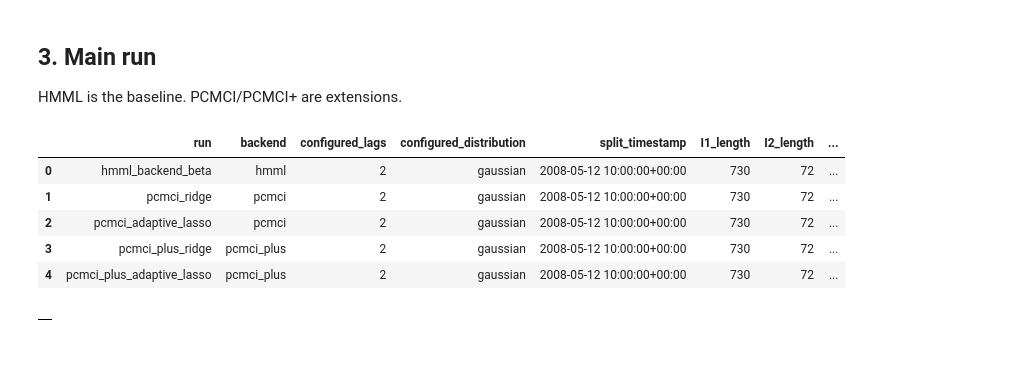
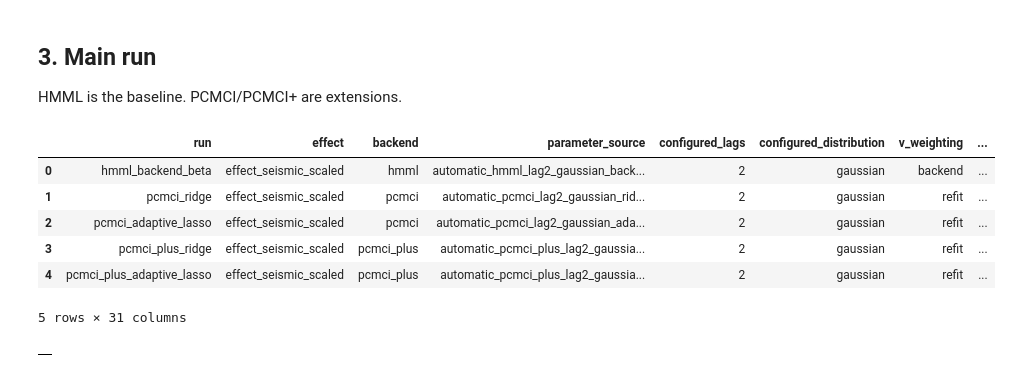
Before and after one commit to alectois/Distinguishing-Causes-and-Triggers-in-Volcanic-and-Seismic-Processes, a Jupyter notebook: notebooks/etna_cause_trigger.ipynb, the cells around one changed output. Cells and saved outputs as stored; diff of their text form; code cells hidden in the pictures.

```diff
--- a/notebooks/etna_cause_trigger.ipynb
+++ b/notebooks/etna_cause_trigger.ipynb
@@ -27,7 +27,12 @@ from cause_trigger_etna import *
 ETNA_PATH = DATA_DIR / "etna_final.csv"
 EVENT_TIME = pd.Timestamp("2008-05-12 06:28:00", tz="UTC")
 # %%
-X = load_model_frame(ETNA_PATH)
+X_full = load_model_frame(ETNA_PATH)
+
+CASE_START = EVENT_TIME - pd.Timedelta(days=7)
+CASE_END = EVENT_TIME + pd.Timedelta(days=3)
+
+X = X_full.loc[CASE_START:CASE_END].copy()
 
 display(pd.DataFrame([model_overview(X, EFFECT)]))
 # %% [output]
@@ -43,7 +48,7 @@ from parameter_extraction import find_parameters
 selected_distribution, selected_lag = find_parameters(
     X=X,
     target_series=X[EFFECT],
-    max_lags=6,
+    max_lags=12,
     criterion="aic",
     fallback_lag=1,
     fallback_distribution="gaussian",
@@ -65,14 +70,9 @@ workflow = EtnaWorkflowConfig(
     event_time=EVENT_TIME,
     alpha=0.05,
     selected_lag=int(selected_lag),
-    max_lags=6,
+    max_lags=12,
     min_I1_length=48,
     min_I2_length=48,
-    split_method="local_response",
-    split_direction="increase",
-    split_response_length=72,
-    split_search_start=EVENT_TIME - pd.Timedelta(days=3),
-    split_search_end=EVENT_TIME + pd.Timedelta(days=1),
     distribution=selected_distribution,
     parameter_source="automatic",
 )
@@ -141,13 +111,14 @@ results, comparison, diagnostics = run_suite(
     cond_ind_test="parcorr",
 )
 # %%
-display(compact_comparison(comparison))
-#display(comparison)
+#display(compact_comparison(comparison))
+display(comparison)
 # %% [output]
-|  | run | backend | configured_lags | configured_distribution | split_timestamp | I1_length | I2_length | ... |
-| 0 | hmml_backend_beta | hmml | 2 | gaussian | 2008-05-12 10:00:00+00:00 | 730 | 72 | ... |
-| 1 | pcmci_ridge | pcmci | 2 | gaussian | 2008-05-12 10:00:00+00:00 | 730 | 72 | ... |
-| 2 | pcmci_adaptive_lasso | pcmci | 2 | gaussian | 2008-05-12 10:00:00+00:00 | 730 | 72 | ... |
-| 3 | pcmci_plus_ridge | pcmci_plus | 2 | gaussian | 2008-05-12 10:00:00+00:00 | 730 | 72 | ... |
-| 4 | pcmci_plus_adaptive_lasso | pcmci_plus | 2 | gaussian | 2008-05-12 10:00:00+00:00 | 730 | 72 | ... |
+|  | run | effect | backend | parameter_source | configured_lags | configured_distribution | v_weighting | ... |
+| 0 | hmml_backend_beta | effect_seismic_scaled | hmml | automatic_hmml_lag2_gaussian_back... | 2 | gaussian | backend | ... |
+| 1 | pcmci_ridge | effect_seismic_scaled | pcmci | automatic_pcmci_lag2_gaussian_rid... | 2 | gaussian | refit | ... |
+| 2 | pcmci_adaptive_lasso | effect_seismic_scaled | pcmci | automatic_pcmci_lag2_gaussian_ada... | 2 | gaussian | refit | ... |
+| 3 | pcmci_plus_ridge | effect_seismic_scaled | pcmci_plus | automatic_pcmci_plus_lag2_gaussia... | 2 | gaussian | refit | ... |
+| 4 | pcmci_plus_adaptive_lasso | effect_seismic_scaled | pcmci_plus | automatic_pcmci_plus_lag2_gaussia... | 2 | gaussian | refit | ... |
+5 rows × 31 columns
 # %%
```
Also changed, not shown: parts of 6 cells of this notebook, 4 other files.
